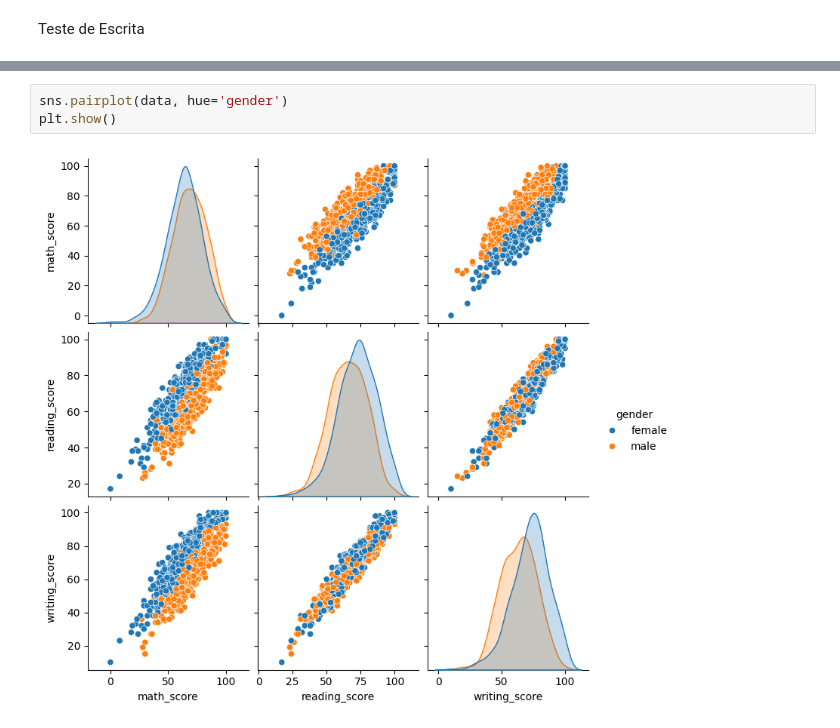
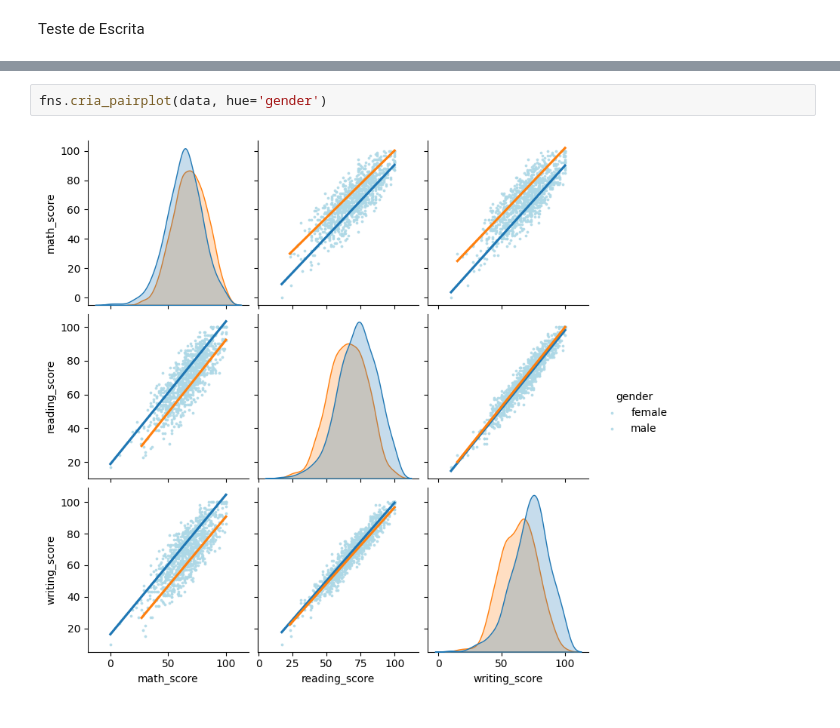
Before and after one commit to tainahguerras/Estatistica-ADA-Santander, a Jupyter notebook: EDA_Tainah.ipynb, the cells around one changed output, grey strips where cells are left out. Saved outputs shown, nothing was run; the diff lists cells and outputs as text.

```diff
--- a/EDA_Tainah.ipynb
+++ b/EDA_Tainah.ipynb
@@ -165,5 +132,4 @@ plt.show()
 # %%
-sns.pairplot(data, hue='gender')
-plt.show()
+fns.cria_pairplot(data, hue='gender')
 # %% [output]
-[figure, old version]
+[figure, new version]
```
Also changed, not shown: parts of 8 cells of this notebook.
